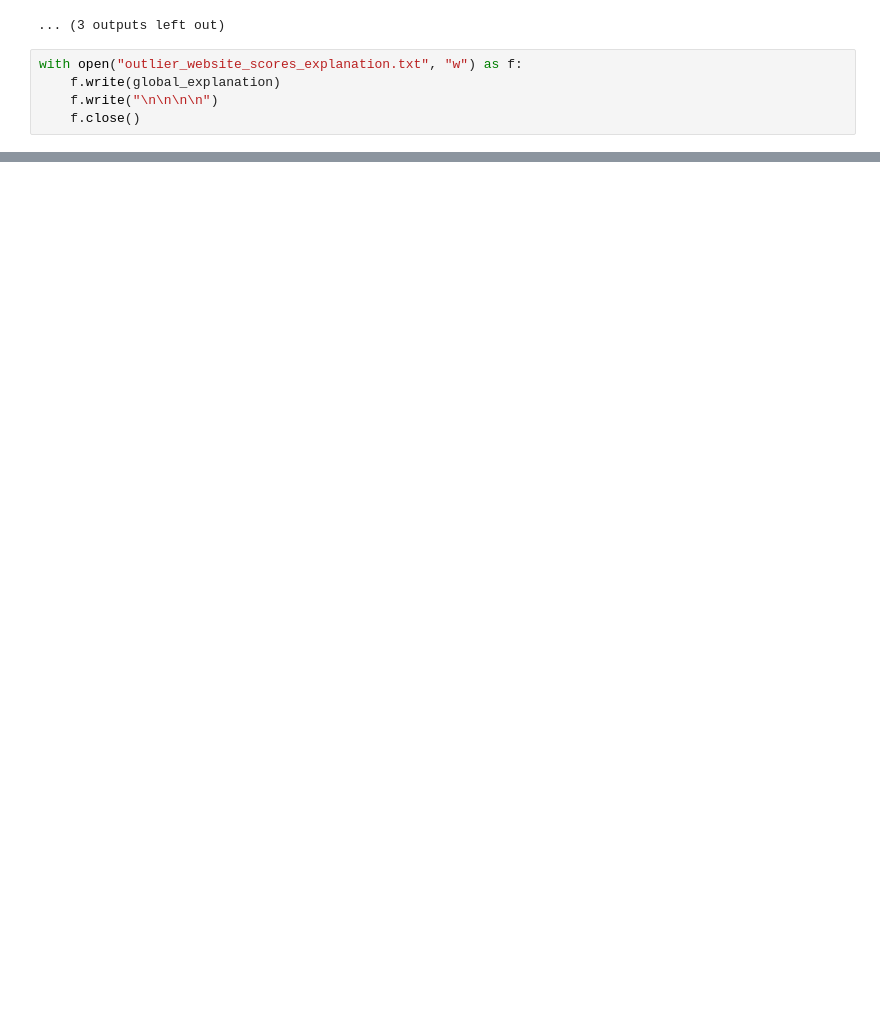
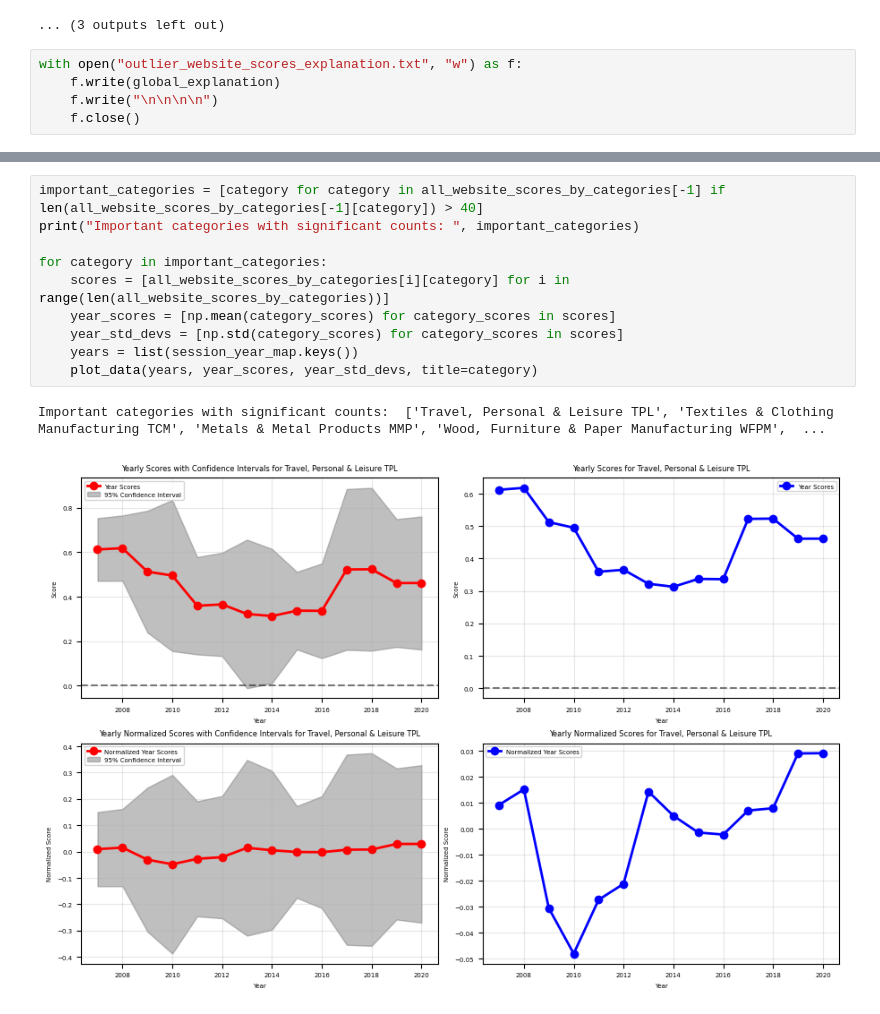
Before and after one commit to vdaita/buy-american-polarization, a Jupyter notebook: Process.ipynb, the cells around one changed output, grey strips where cells are left out. Cells and saved outputs as stored; diff of their text form; blank space fills up the shorter version.

```diff
--- a/Process.ipynb
+++ b/Process.ipynb
@@ -282,0 +318,13 @@ dtype: int64
+# %%
+important_categories = [category for category in all_website_scores_by_categories[-1] if len(all_website_scores_by_categories[-1][category]) > 40]
+print("Important categories with significant counts: ", important_categories)
+
+for category in important_categories:
+    scores = [all_website_scores_by_categories[i][category] for i in range(len(all_website_scores_by_categories))]
+    year_scores = [np.mean(category_scores) for category_scores in scores]
+    year_std_devs = [np.std(category_scores) for category_scores in scores]
+    years = list(session_year_map.keys())
+    plot_data(years, year_scores, year_std_devs, title=category)
+# %% [output]
+Important categories with significant counts:  ['Travel, Personal & Leisure TPL', 'Textiles & Clothing Manufacturing TCM', 'Metals & Metal Products MMP', 'Wood, Furniture & Paper Manufacturing WFPM',  ...
+[figure, added]
```
Also changed, not shown: parts of 16 cells of this notebook, 5 other files.
